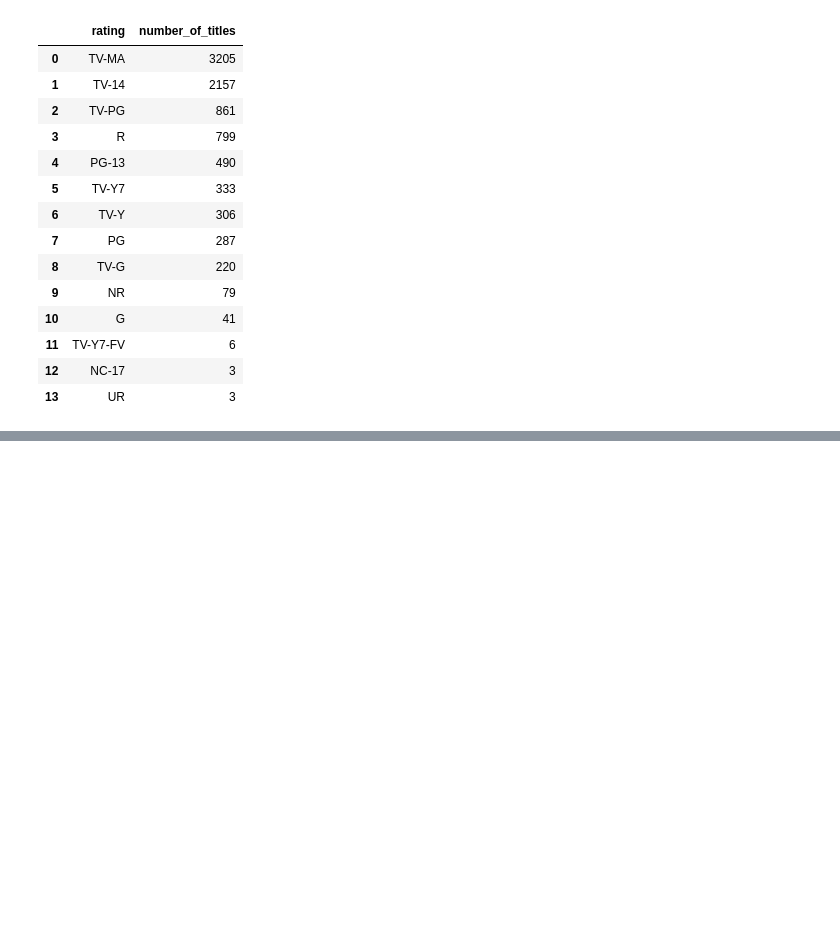
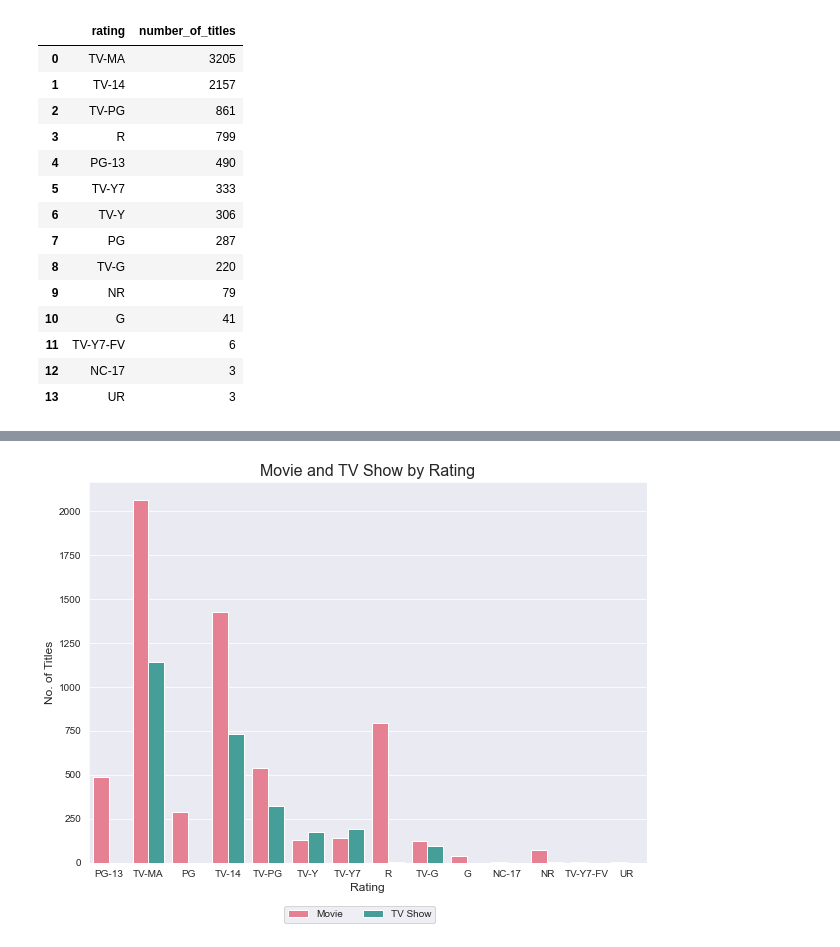
Before and after one commit to AlexMlotok/netflix_data_analsis, a Jupyter notebook: netflix_data_analysis.ipynb, the cells around one changed output, grey strips where cells are left out. Drawn from its saved outputs; the diff is of its cells as text; code cells hidden in the pictures; blank space fills up the shorter version.

```diff
--- a/netflix_data_analysis.ipynb
+++ b/netflix_data_analysis.ipynb
@@ -325,0 +381,31 @@ rating_df
+# %%
+fig, ax = plt.subplots(figsize=(10,7))
+
+sns.countplot(
+    x="rating",
+    data=df,
+    hue="type",
+    palette="husl"
+)
+
+ax.set_title(
+    "Movie and TV Show by Rating",
+    fontsize=16
+)
+
+ax.set_xlabel(
+    "Rating",
+    fontsize=12
+)
+
+ax.set_ylabel(
+    "No. of Titles",
+    fontsize=12
+)
+
+ax.legend(
+    bbox_to_anchor=(.63,-.1),
+    ncol=2
+);
+# %% [output]
+[figure, added]
```
Also changed, not shown: parts of 8 cells of this notebook.
